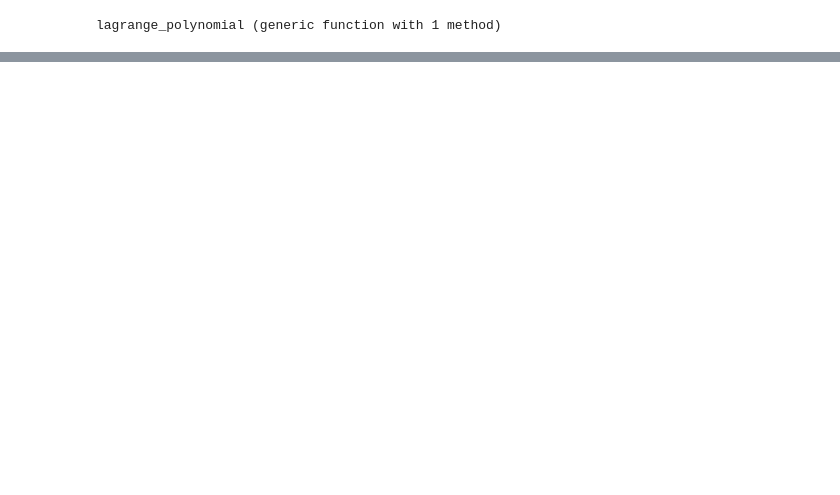
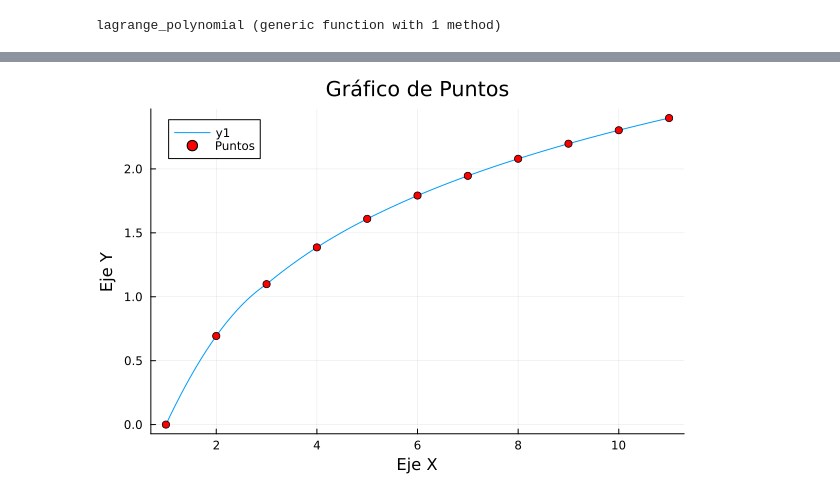
Before and after one commit to DaveAlsina/8tavoSemestre, a Jupyter notebook: numerico/taller1/taller1.ipynb, the cells around one changed output, grey strips where cells are left out. Drawn from its saved outputs; the diff is of its cells as text; code cells hidden in the pictures; blank space fills up the shorter version.

```diff
--- a/numerico/taller1/taller1.ipynb
+++ b/numerico/taller1/taller1.ipynb
@@ -694,0 +1317,7 @@ lagrange_polynomial (generic function with 1 method)
+# %%
+x_values = [i for i in 1:1.0:11]
+y_values = [log(i) for i in x_values]
+
+plot_polynomiun(x_values, y_values, 0.1)
+# %% [output]
+[figure, added]
```
Also changed, not shown: parts of 56 cells of this notebook.
